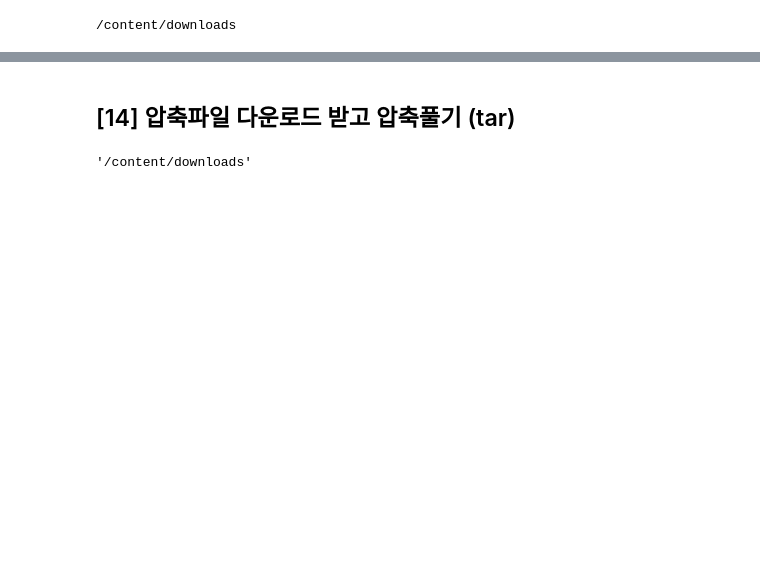
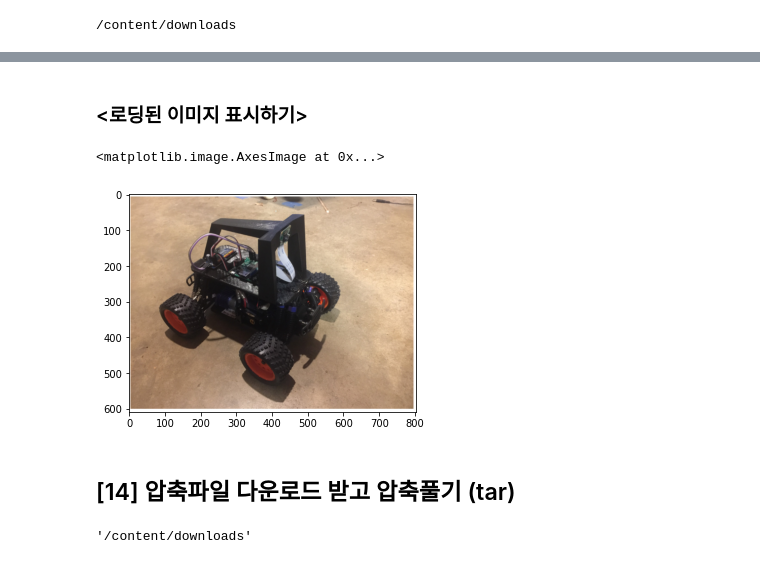
Before and after one commit to pletalk/EMPV-RPI-AutoDriving, a Jupyter notebook: 01-Google Colab/03-GoogleColab-ShellUsage.ipynb, the cells around one changed output, grey strips where cells are left out. Drawn from its saved outputs; the diff is of its cells as text; code cells hidden in the pictures; blank space fills up the shorter version.

```diff
--- a/01-Google Colab/03-GoogleColab-ShellUsage.ipynb
+++ b/01-Google Colab/03-GoogleColab-ShellUsage.ipynb
@@ -315,3 +335,12 @@ total 532
+# %% [markdown]
+### <로딩된 이미지 표시하기>
+# %%
+import matplotlib.image as mpimg
+image = mpimg.imread('donkey2.png')
+plt.imshow(image)
+# %% [output]
+<matplotlib.image.AxesImage at 0x...>
+[figure, added]
 # %% [markdown]
 ## [14] 압축파일 다운로드 받고 압축풀기 (tar)
 # %%
```
Also changed, not shown: parts of 24 cells of this notebook.
